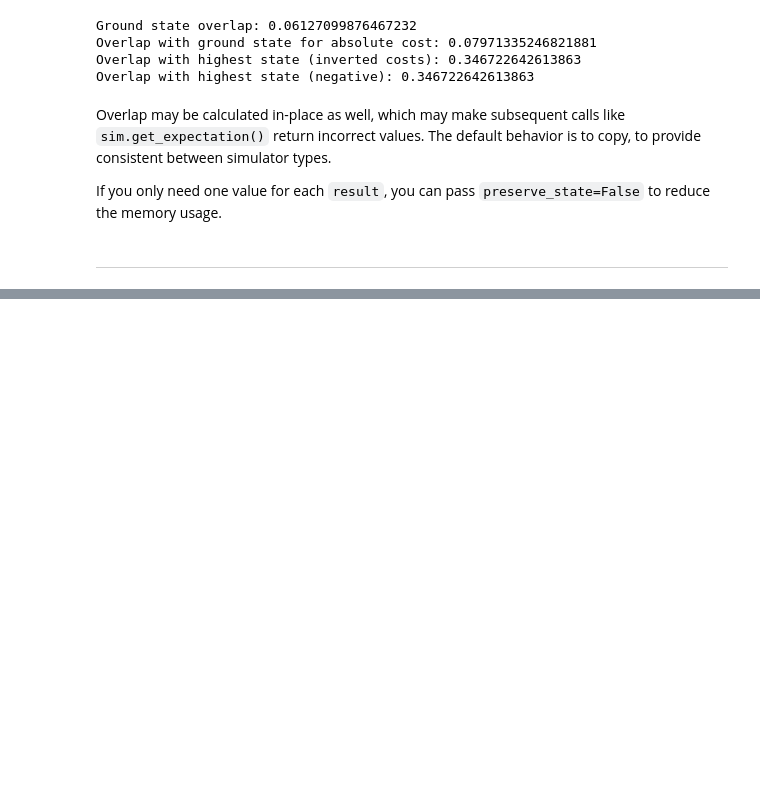
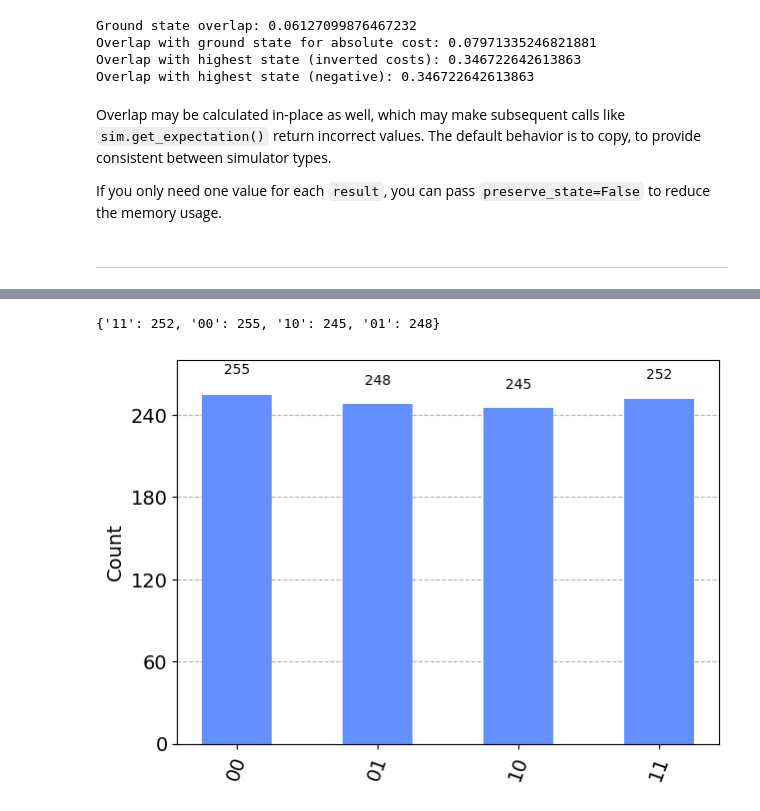
Before and after one commit to nkohen/QOKit, a Jupyter notebook: grips/Practices_based_on_QOKit_general_simulation.ipynb, the cells around one changed output, grey strips where cells are left out. Drawn from its saved outputs; the diff is of its cells as text; code cells hidden in the pictures; blank space fills up the shorter version.

Commit message:
I added Adiabatic quantum computing gate of Ising Hamiltonian with a negative coupling constant J and a negative longitudinal magnetic field

```diff
--- a/grips/Practices_based_on_QOKit_general_simulation.ipynb
+++ b/grips/Practices_based_on_QOKit_general_simulation.ipynb
@@ -880,0 +887,62 @@ plot_histogram(counts)
+# %%
+#Adiabatic quantum computing gate of Ising Hamiltonian with a negative coupling constant J and a negative longitudinal magnetic field
+
+from qiskit import QuantumCircuit, Aer, transpile, assemble, execute #←from qiskit import QuantumProgram
+from qiskit.visualization import plot_histogram #←from qiskit.tools.visualization import plot_histogram
+import math
+def Rx(qci, theta, q):
+    qc.u(theta, -math.pi/2, math.pi/2, q) #←qci.u3(theta, -math.pi/2, math.pi/2, q)
+def Rz(qci, phi, q):
+    qc.rz(phi, q) #←qci.u1(phi, q)
+def Rzz(qci, phi, q1, q2):
+    qc.cx(q1, q2) #←qci.cx(q1, q2)
+    Rz(qci, -2.0*phi, q2)
+    qc.cx(q1, q2) #←qci.cx(q1, q2)
+#qp = QuantumProgram()
+
+#Create a quantum circuit
+cn = "Qp12-8"
+ns = 2
+tm = 10
+dt = 0.1
+qr = QuantumCircuit(ns, ns)#←qr = qp.create_quantum_register("qr", ns)
+#cr = qp.create_classical_register("cr", ns)
+#qc = qp.create_circuit(cn, [qr], [cr])
+
+#Apply Hadamard gates to all qubits
+for n in range(ns): #←for n in range(0, ns):
+    qr.h(n) #←qc.h(qr[n])
+
+step = math.floor(tm/dt)
+hz = [-1, -1]
+J = -1.0
+hx = -1.0
+for n in range(step): #←for n in range(0, step):
+    s = n / step
+    for i in range(ns): #←for i in range(0, ns):
+        Rx(qr, -2.0*(1-s)*hx*dt, i)#←Rx(qc, -2.0*(1-s)*hx*dt, qr[i])
+        Rz(qr, -2.0*s*hz[i]*dt, i)#←Rz(qc, -2.0*s*hz[i]*dt, qr[i])
+        for j in range(ns): #←for j in range(0, ns):
+            if i < j:
+                Rzz(qc, s*J*dt, i, j) #←Rzz(qc, s*J*dt, qr[i], qr[j])
+
+#Measure all qubits
+for n in range(0, ns):
+    qr.measure(ns-1-n, n) #←qc.measure(qr[ns-1-n], cr[n])
+
+# Execute the circuit
+backend = Aer.get_backend('qasm_simulator')
+tqc = transpile(qr, backend)
+qobj = assemble(tqc, shots=1000)
+result = execute(qr, backend, shots=1000).result()
+
+# Print and plot the result
+counts = result.get_counts()
+print(counts)
+plot_histogram(counts)
+#r = qp.execute(cn, timeout = 600, shots = 1000)
+#print(r.get_data(cn))
+#plot_histogram(r.get_counts(cn))
+# %% [output]
+{'11': 252, '00': 255, '10': 245, '01': 248}
+[figure, added]
```
Also changed, not shown: parts of 6 cells of this notebook.
